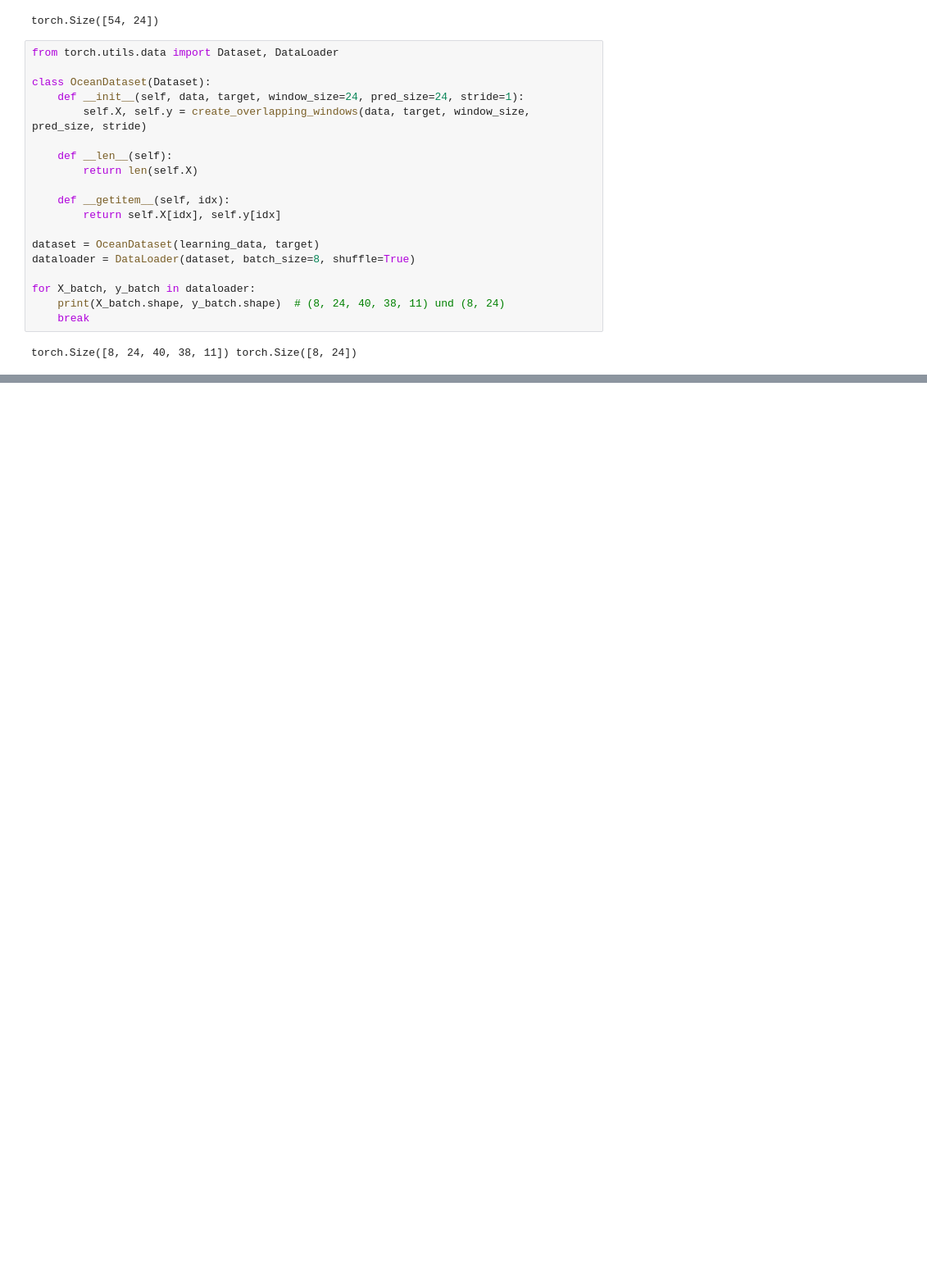
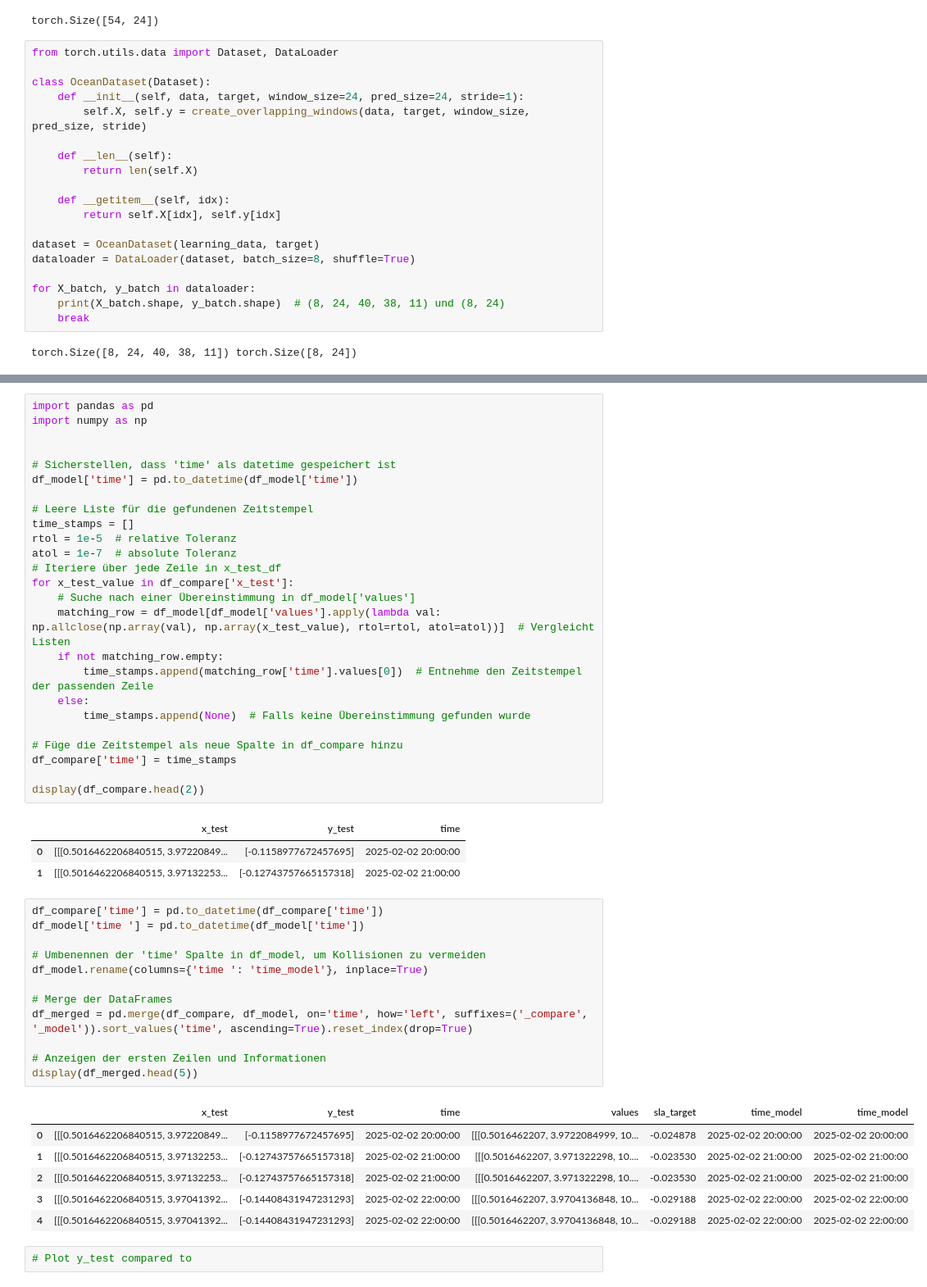
Before and after one commit to RATFIVE/GEOMAR-DeepLearning, a Jupyter notebook: app/backend/small-model.ipynb, the cells around one changed output, grey strips where cells are left out. Shown at 82% size. Drawn from its saved outputs; the diff is of its cells as text; blank space fills up the shorter version.

```diff
--- a/app/backend/small-model.ipynb
+++ b/app/backend/small-model.ipynb
@@ -493,0 +553,50 @@ df_model[['time', "values"]].head(5)
+# %%
+import pandas as pd
+import numpy as np
+
+
+# Sicherstellen, dass 'time' als datetime gespeichert ist
+df_model['time'] = pd.to_datetime(df_model['time'])
+
+# Leere Liste für die gefundenen Zeitstempel
+time_stamps = []
+rtol = 1e-5  # relative Toleranz
+atol = 1e-7  # absolute Toleranz
+# Iteriere über jede Zeile in x_test_df
+for x_test_value in df_compare['x_test']:
+    # Suche nach einer Übereinstimmung in df_model['values']
+    matching_row = df_model[df_model['values'].apply(lambda val: np.allclose(np.array(val), np.array(x_test_value), rtol=rtol, atol=atol))]  # Vergleicht Listen
+    if not matching_row.empty:
+        time_stamps.append(matching_row['time'].values[0])  # Entnehme den Zeitstempel der passenden Zeile
+    else:
+        time_stamps.append(None)  # Falls keine Übereinstimmung gefunden wurde
+
+# Füge die Zeitstempel als neue Spalte in df_compare hinzu
+df_compare['time'] = time_stamps
+
+display(df_compare.head(2))
+# %% [output]
+|  | x_test | y_test | time |
+| 0 | [[[0.5016462206840515, 3.97220849... | [-0.1158977672457695] | 2025-02-02 20:00:00 |
+| 1 | [[[0.5016462206840515, 3.97132253... | [-0.12743757665157318] | 2025-02-02 21:00:00 |
+# %%
+df_compare['time'] = pd.to_datetime(df_compare['time'])
+df_model['time '] = pd.to_datetime(df_model['time'])
+
+# Umbenennen der 'time' Spalte in df_model, um Kollisionen zu vermeiden
+df_model.rename(columns={'time ': 'time_model'}, inplace=True)
+
+# Merge der DataFrames
+df_merged = pd.merge(df_compare, df_model, on='time', how='left', suffixes=('_compare', '_model')).sort_values('time', ascending=True).reset_index(drop=True)
+
+# Anzeigen der ersten Zeilen und Informationen
+display(df_merged.head(5))
+# %% [output]
+|  | x_test | y_test | time | values | sla_target | time_model | time_model |
+| 0 | [[[0.5016462206840515, 3.97220849... | [-0.1158977672457695] | 2025-02-02 20:00:00 | [[[0.5016462207, 3.9722084999, 10... | -0.024878 | 2025-02-02 20:00:00 | 2025-02-02 20:00:00 |
+| 1 | [[[0.5016462206840515, 3.97132253... | [-0.12743757665157318] | 2025-02-02 21:00:00 | [[[0.5016462207, 3.971322298, 10.... | -0.023530 | 2025-02-02 21:00:00 | 2025-02-02 21:00:00 |
+| 2 | [[[0.5016462206840515, 3.97132253... | [-0.12743757665157318] | 2025-02-02 21:00:00 | [[[0.5016462207, 3.971322298, 10.... | -0.023530 | 2025-02-02 21:00:00 | 2025-02-02 21:00:00 |
+| 3 | [[[0.5016462206840515, 3.97041392... | [-0.14408431947231293] | 2025-02-02 22:00:00 | [[[0.5016462207, 3.9704136848, 10... | -0.029188 | 2025-02-02 22:00:00 | 2025-02-02 22:00:00 |
+| 4 | [[[0.5016462206840515, 3.97041392... | [-0.14408431947231293] | 2025-02-02 22:00:00 | [[[0.5016462207, 3.9704136848, 10... | -0.029188 | 2025-02-02 22:00:00 | 2025-02-02 22:00:00 |
+# %%
+# Plot y_test compared to
```
Also changed, not shown: parts of 12 cells of this notebook.
